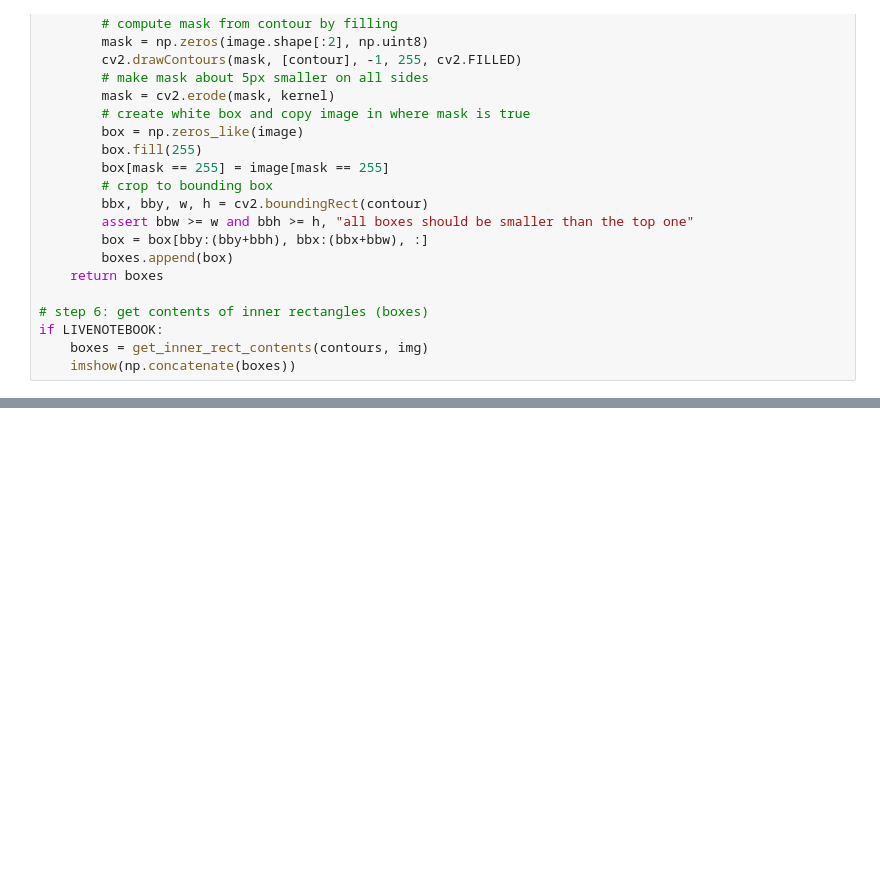
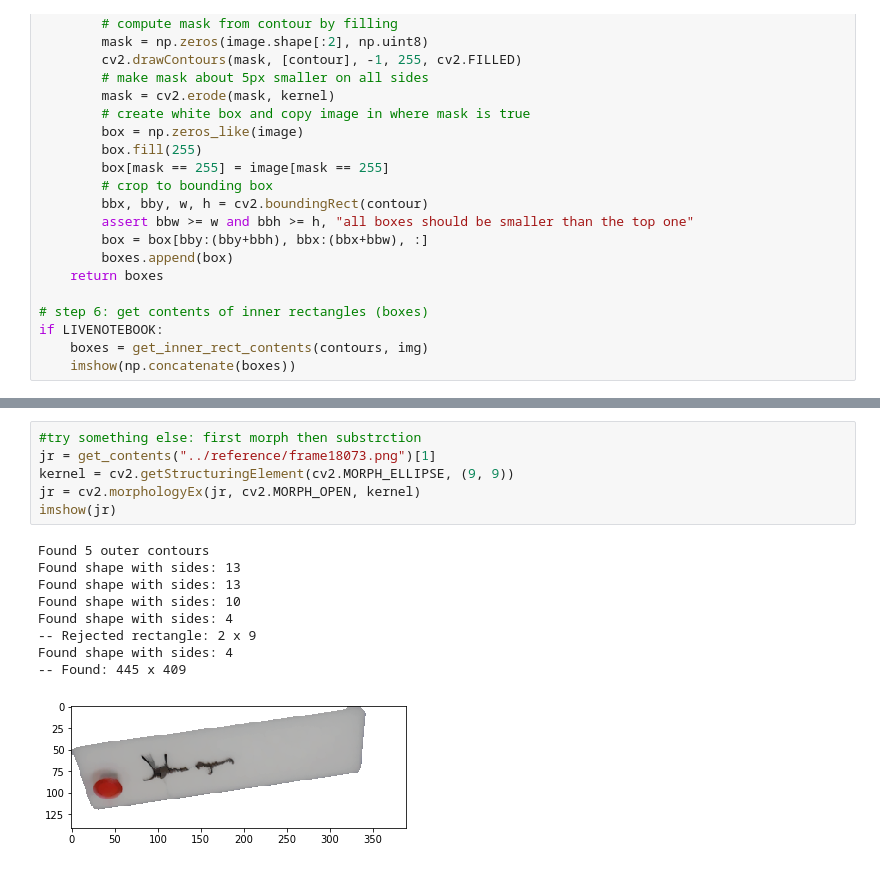
Before and after one commit to dirkjot/pingpongcam, a Jupyter notebook: opencv/extract blue grid.ipynb, the cells around one changed output, grey strips where cells are left out. Drawn from its saved outputs; the diff is of its cells as text; blank space fills up the shorter version.

```diff
--- a/opencv/extract blue grid.ipynb
+++ b/opencv/extract blue grid.ipynb
@@ -182,0 +208,16 @@ plt.imshow(np.concatenate(boxes))
+# %%
+#try something else: first morph then substrction
+jr = get_contents("../reference/frame18073.png")[1]
+kernel = cv2.getStructuringElement(cv2.MORPH_ELLIPSE, (9, 9))
+jr = cv2.morphologyEx(jr, cv2.MORPH_OPEN, kernel)
+imshow(jr)
+# %% [output]
+Found 5 outer contours
+Found shape with sides: 13
+Found shape with sides: 13
+Found shape with sides: 10
+Found shape with sides: 4
+-- Rejected rectangle: 2 x 9
+Found shape with sides: 4
+-- Found: 445 x 409
+[figure, added]
```
Also changed, not shown: parts of 13 cells of this notebook, 3 other files.
